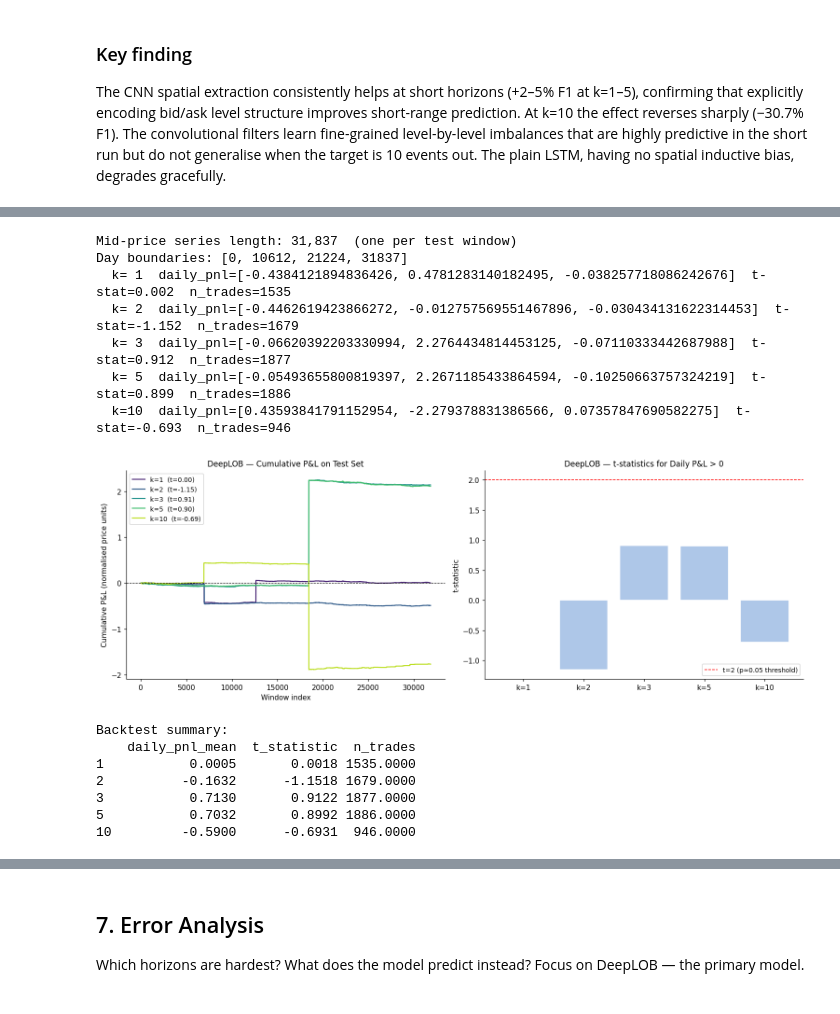
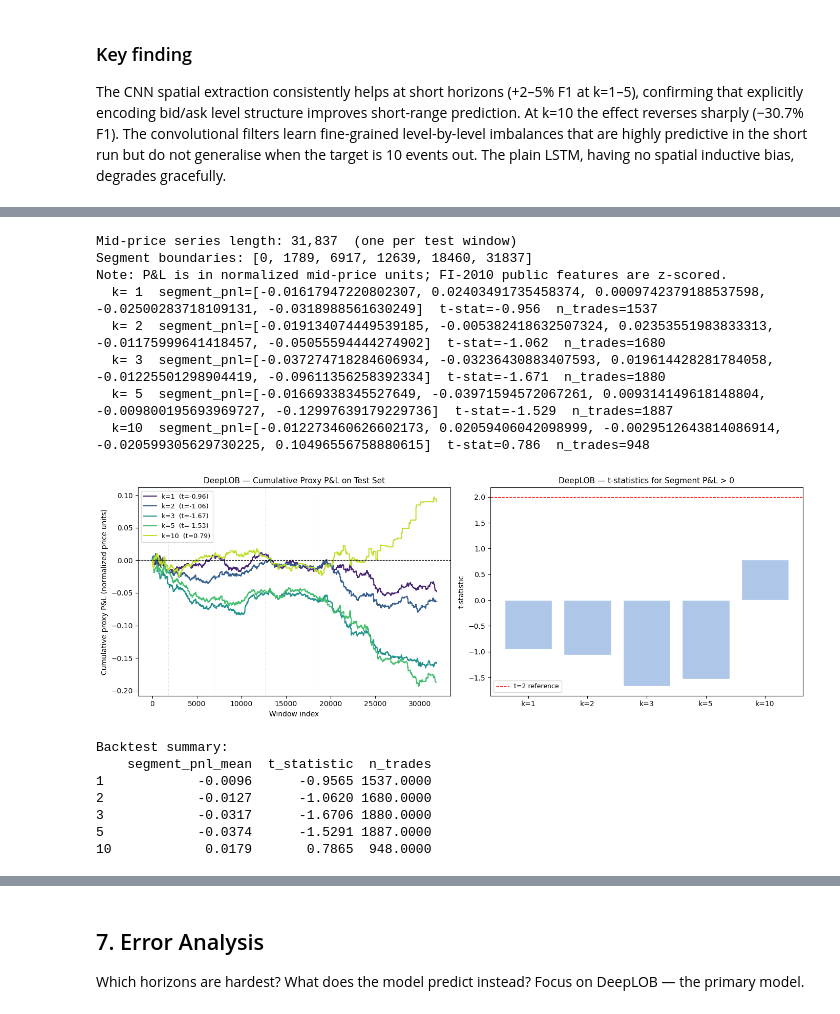
Before and after one commit to MehdiTC/deeplob-midprice-prediction, a Jupyter notebook: notebooks/04_evaluation.ipynb, the cells around one changed output, grey strips where cells are left out. Saved outputs shown, nothing was run; the diff lists cells and outputs as text; code cells hidden in the pictures.

Commit message:
Fixed backtest

```diff
--- a/notebooks/04_evaluation.ipynb
+++ b/notebooks/04_evaluation.ipynb
@@ -316,65 +314,74 @@ Cumulative P&L plot and t-statistics testing whether mean daily PnL > 0.
 # %%
-# Mid-prices aligned to window label positions
-mid_prices = extract_mid_prices(X_test)[WINDOW - 1:-1]
+# Mid-prices aligned exactly to SlidingWindowDataset outputs
+example_ds = SlidingWindowDataset(X_test, Y_test, window=WINDOW, horizon_idx=0)
+mid_prices = extract_mid_prices(X_test)[WINDOW - 1: WINDOW - 1 + len(example_ds)]
+segment_boundaries = infer_segment_boundaries(mid_prices, n_segments=5)
+
 print(f'Mid-price series length: {len(mid_prices):,}  (one per test window)')
-print(f'Day boundaries: {DEFAULT_DAY_BOUNDARIES}')
+print(f'Segment boundaries: {segment_boundaries}')
+print('Note: P&L is in normalized mid-price units; FI-2010 public features are z-scored.')
 
 backtest_results = {}
 
 for h_idx, k in enumerate(HORIZONS):
     model = load_checkpoint(DeepLOB(), os.path.join(MODELS, f'deeplob_k{k}.pt')).eval().to(DEVICE)
     preds = get_nn_preds(model, X_test, Y_test, h_idx)
-    bt = run_backtest(preds, mid_prices, day_boundaries=DEFAULT_DAY_BOUNDARIES)
-    tstat = compute_tstat(bt['daily_pnl'])
+    bt = run_backtest(preds, mid_prices, boundaries=segment_boundaries)
+    tstat = compute_tstat(bt['segment_pnl'])
     backtest_results[k] = {**bt, 'tstat': tstat}
-    print(f'  k={k:>2}  daily_pnl={bt["daily_pnl"]}  t-stat={tstat:.3f}  n_trades={bt["n_trades"]}')
+    print(f'  k={k:>2}  segment_pnl={bt["segment_pnl"]}  t-stat={tstat:.3f}  n_trades={bt["n_trades"]}')
 # %% [output]
 Mid-price series length: 31,837  (one per test window)
-Day boundaries: [0, 10612, 21224, 31837]
-  k= 1  daily_pnl=[-0.4384121894836426, 0.4781283140182495, -0.038257718086242676]  t-stat=0.002  n_trades=1535
-  k= 2  daily_pnl=[-0.4462619423866272, -0.012757569551467896, -0.030434131622314453]  t-stat=-1.152  n_trades=1679
-  k= 3  daily_pnl=[-0.06620392203330994, 2.2764434814453125, -0.07110333442687988]  t-stat=0.912  n_trades=1877
-  k= 5  daily_pnl=[-0.05493655800819397, 2.2671185433864594, -0.10250663757324219]  t-stat=0.899  n_trades=1886
-  k=10  daily_pnl=[0.43593841791152954, -2.279378831386566, 0.07357847690582275]  t-stat=-0.693  n_trades=946
+Segment boundaries: [0, 1789, 6917, 12639, 18460, 31837]
+Note: P&L is in normalized mid-price units; FI-2010 public features are z-scored.
+  k= 1  segment_pnl=[-0.01617947220802307, 0.02403491735458374, 0.0009742379188537598, -0.02500283718109131, -0.0318988561630249]  t-stat=-0.956  n_trades=1537
+  k= 2  segment_pnl=[-0.019134074449539185, -0.005382418632507324, 0.02353551983833313, -0.01175999641418457, -0.05055594444274902]  t-stat=-1.062  n_trades=1680
+  k= 3  segment_pnl=[-0.037274718284606934, -0.03236430883407593, 0.019614428281784058, -0.01225501298904419, -0.09611356258392334]  t-stat=-1.671  n_trades=1880
+  k= 5  segment_pnl=[-0.01669338345527649, -0.03971594572067261, 0.009314149618148804, -0.009800195693969727, -0.12997639179229736]  t-stat=-1.529  n_trades=1887
+  k=10  segment_pnl=[-0.012273460626602173, 0.02059406042098999, -0.0029512643814086914, -0.020599305629730225, 0.10496556758880615]  t-stat=0.786  n_trades=948
 # %%
-# Cumulative P&L plot
+# Cumulative proxy P&L plot
 fig, axes = plt.subplots(1, 2, figsize=(14, 5))
 
 colors = plt.cm.viridis(np.linspace(0.1, 0.9, len(HORIZONS)))
 for (k, bt), color in zip(backtest_results.items(), colors):
     axes[0].plot(bt['cumulative_pnl'], label=f'k={k}  (t={bt["tstat"]:.2f})', color=color, lw=1.5)
+for boundary in segment_boundaries[1:-1]:
+    axes[0].axvline(boundary, color='0.85', lw=0.7, linestyle=':')
 axes[0].axhline(0, color='black', lw=0.8, linestyle='--')
-axes[0].set_title('DeepLOB — Cumulative P&L on Test Set', fontsize=11)
-axes[0].set_xlabel('Window index'); axes[0].set_ylabel('Cumulative P&L (normalised price units)')
+axes[0].set_title('DeepLOB — Cumulative Proxy P&L on Test Set', fontsize=11)
+axes[0].set_xlabel('Window index')
+axes[0].set_ylabel('Cumulative proxy P&L (normalized price units)')
 axes[0].legend(fontsize=9)
 
 # t-statistics bar chart
 tstats = [backtest_results[k]['tstat'] for k in HORIZONS]
 bar_colors = ['#2ca02c' if t > 2 else '#aec7e8' for t in tstats]
 axes[1].bar([f'k={k}' for k in HORIZONS], tstats, color=bar_colors, edgecolor='white')
-axes[1].axhline(2.0, color='red', linestyle='--', lw=1, label='t=2 (p≈0.05 threshold)')
-axes[1].set_title('DeepLOB — t-statistics for Daily P&L > 0', fontsize=11)
+axes[1].axhline(2.0, color='red', linestyle='--', lw=1, label='t=2 reference')
+axes[1].set_title('DeepLOB — t-statistics for Segment P&L > 0', fontsize=11)
 axes[1].set_ylabel('t-statistic'); axes[1].legend(fontsize=9)
 
 plt.tight_layout()
 plt.savefig(os.path.join(RESULTS, 'backtest.png'), bbox_inches='tight')
 plt.show()
 
 # Summary table
 bt_df = pd.DataFrame({
-    k: {'daily_pnl_mean': np.mean(backtest_results[k]['daily_pnl']),
+    k: {'segment_pnl_mean': np.mean(backtest_results[k]['segment_pnl']),
         't_statistic':    backtest_results[k]['tstat'],
         'n_trades':       backtest_results[k]['n_trades']}
     for k in HORIZONS
 }).T
-print('\nBacktest summary:')
+print('
+Backtest summary:')
 print(bt_df.to_string(float_format='{:.4f}'.format))
 # %% [output]
-[figure, old version]
+[figure, new version]
 Backtest summary:
-    daily_pnl_mean  t_statistic  n_trades
-1           0.0005       0.0018 1535.0000
-2          -0.1632      -1.1518 1679.0000
-3           0.7130       0.9122 1877.0000
-5           0.7032       0.8992 1886.0000
-10         -0.5900      -0.6931  946.0000
+    segment_pnl_mean  t_statistic  n_trades
+1            -0.0096      -0.9565 1537.0000
+2            -0.0127      -1.0620 1680.0000
+3            -0.0317      -1.6706 1880.0000
+5            -0.0374      -1.5291 1887.0000
+10            0.0179       0.7865  948.0000
```
Also changed, not shown: parts of 7 cells of this notebook, 5 other files.
